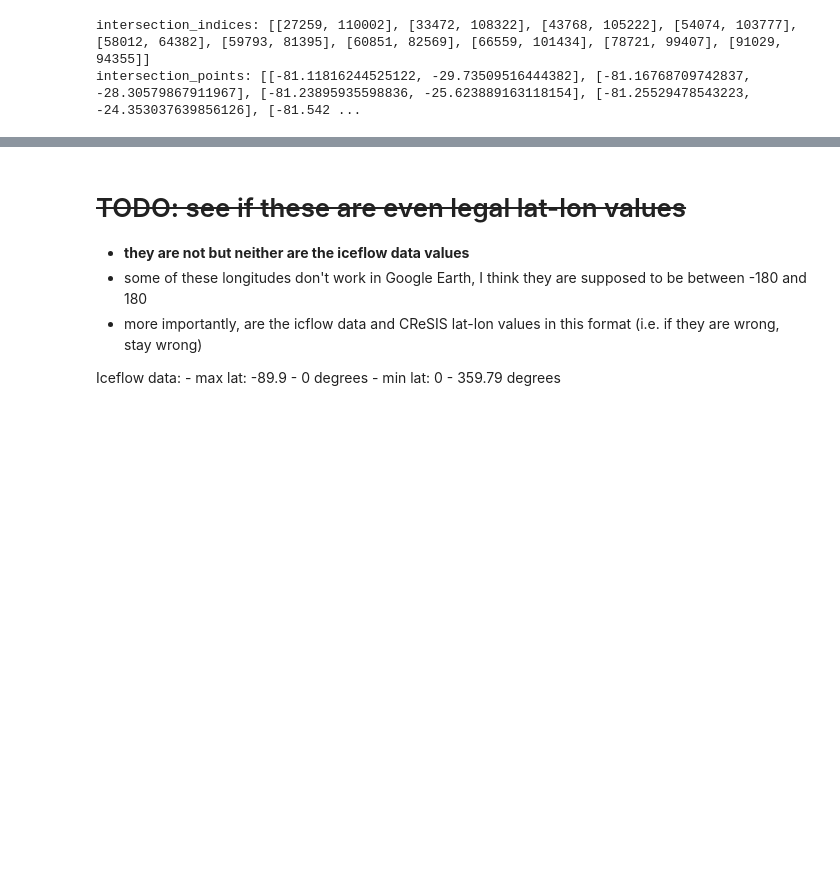
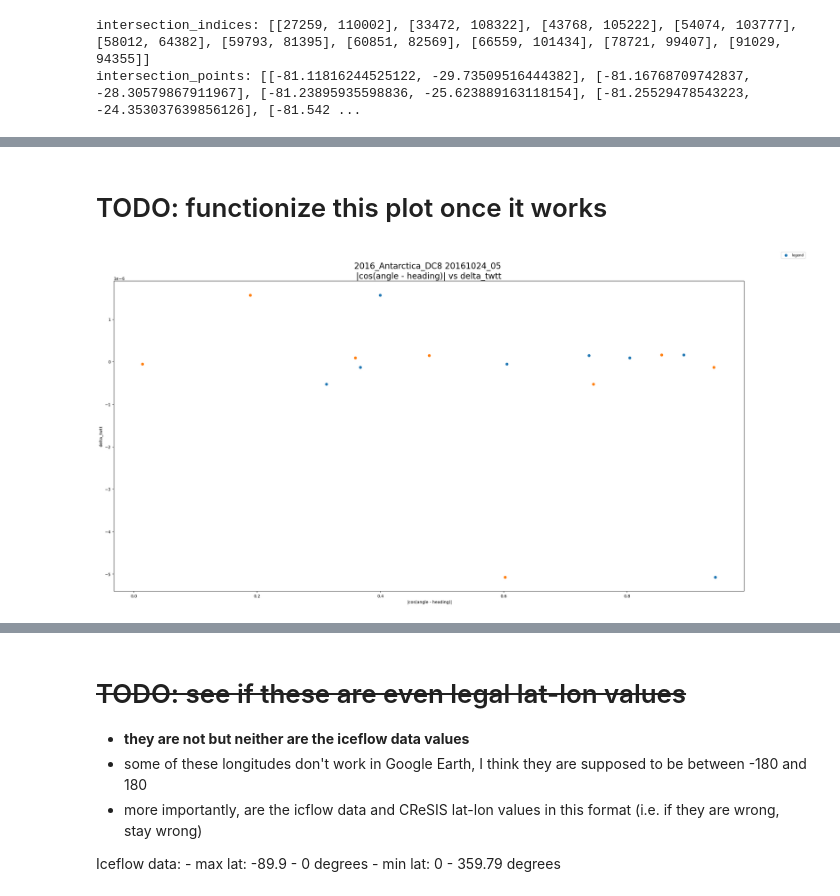
Before and after one commit to richardmoser/cresis_project, a Jupyter notebook: doit.ipynb, the cells around one changed output, grey strips where cells are left out. Drawn from its saved outputs; the diff is of its cells as text; code cells hidden in the pictures; blank space fills up the shorter version.

```diff
--- a/doit.ipynb
+++ b/doit.ipynb
@@ -333,5 +323,0 @@ ARA meeting in March Columbus
-# %%
-heading = []
-# for each plane heaading, add [heading_1, heading_2] to the heading list
-for i in range(len(heading_1)):
-    heading.append([heading_1[i], heading_2[i]])
@@ -553,0 +449,40 @@ unmasked x: 8712, unmasked y: 10314
+# %% [markdown]
+# TODO: functionize this plot once it works
+# %%
+# TODO: verify this plot is correct
+# TODO: verify the Y scale and label it
+    # Dave expects the delta_twtt to be ~0.1 sec
+# plot delta_twtt vs |cos(angle - heading) - sin(angle - heading)| * |magnitude|  for each crossover point
+plt.figure(figsize=(24, 12), layout='constrained')
+# plt.scatter(np.abs(np.cos(np.radians(np.array(angle) - np.array(heading_1)))) * np.abs(np.array(magnitude)), delta_twtt, label='segment 1')
+# plt.scatter(np.abs(np.cos(np.radians(np.array(angle) - np.array(heading_2)))) * np.abs(np.array(magnitude)), delta_twtt, label='segment 2')
+
+# plt.scatter(np.abs(np.cos(np.radians(np.array(angle) - np.array(plane_heading_1)))), delta_twtt, label='segment 1')  # angle - heading
+# plt.scatter(np.abs(np.cos(np.radians(np.array(angle) - np.array(plane_heading_2)))), delta_twtt, label='segment 2')
+
+plt.scatter(np.abs(np.cos(np.radians(np.array(flow_heading) - np.array(plane_heading_1)))), delta_twtt, label='segment 1')  # flow angle - heading
+plt.scatter(np.abs(np.cos(np.radians(np.array(flow_heading) - np.array(plane_heading_2)))), delta_twtt, label='segment 2')
+
+# plt.xlabel(" |cos(angle - heading)| * |velocity|")
+plt.xlabel(" |cos(angle - heading)|")
+plt.ylabel("delta_twtt")
+# plt.title(" |cos(angle - heading)| vs delta_twtt")
+plt.title(f"{season} {flight} \n|cos(angle - heading)| vs delta_twtt", fontsize=20)
+
+plt.legend(["legend"], fontsize='smaller', loc='upper right', bbox_to_anchor=(1.1, 1.1))
+# scale axes to be logarithmic
+# plt.xscale('log')
+# plt.yscale('log')
+
+
+# save the plot as a png file with a high dpi named after the season and flight
+plt.savefig(f"{season}_{flight}_cos_angle_heading_vs_delta_twtt_linear.png", dpi=300)
+
+# plt.show()
+
+# plt.yscale('log')
+# save the plot as a png file with a high dpi named after the season and flight
+# plt.savefig(f"{season}_{flight}_cos_angle_heading_vs_delta_twtt_logy.png", dpi=300)
+plt.show()
+# %% [output]
+[figure, added]
```
Also changed, not shown: parts of 44 cells of this notebook, 5 other files.
